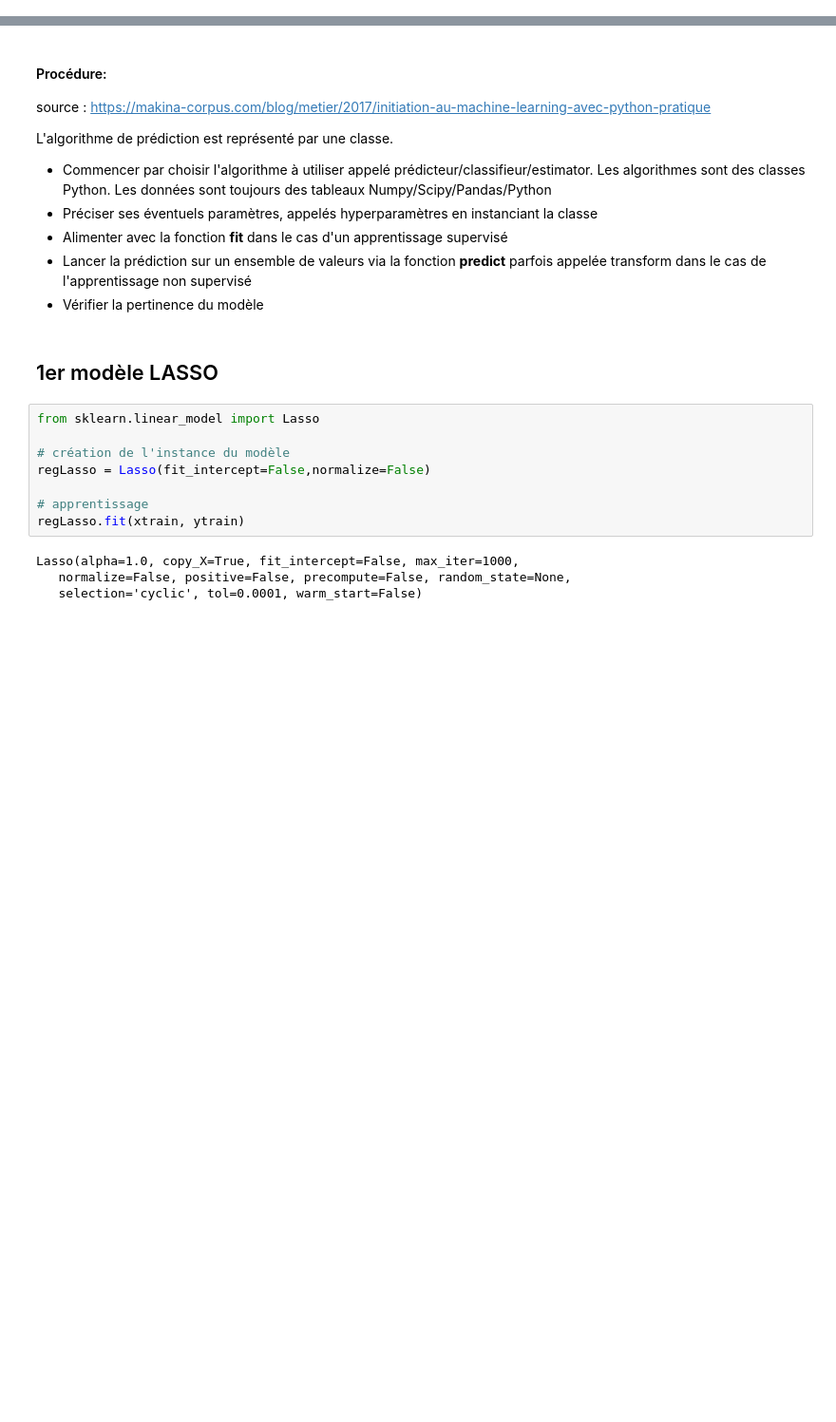
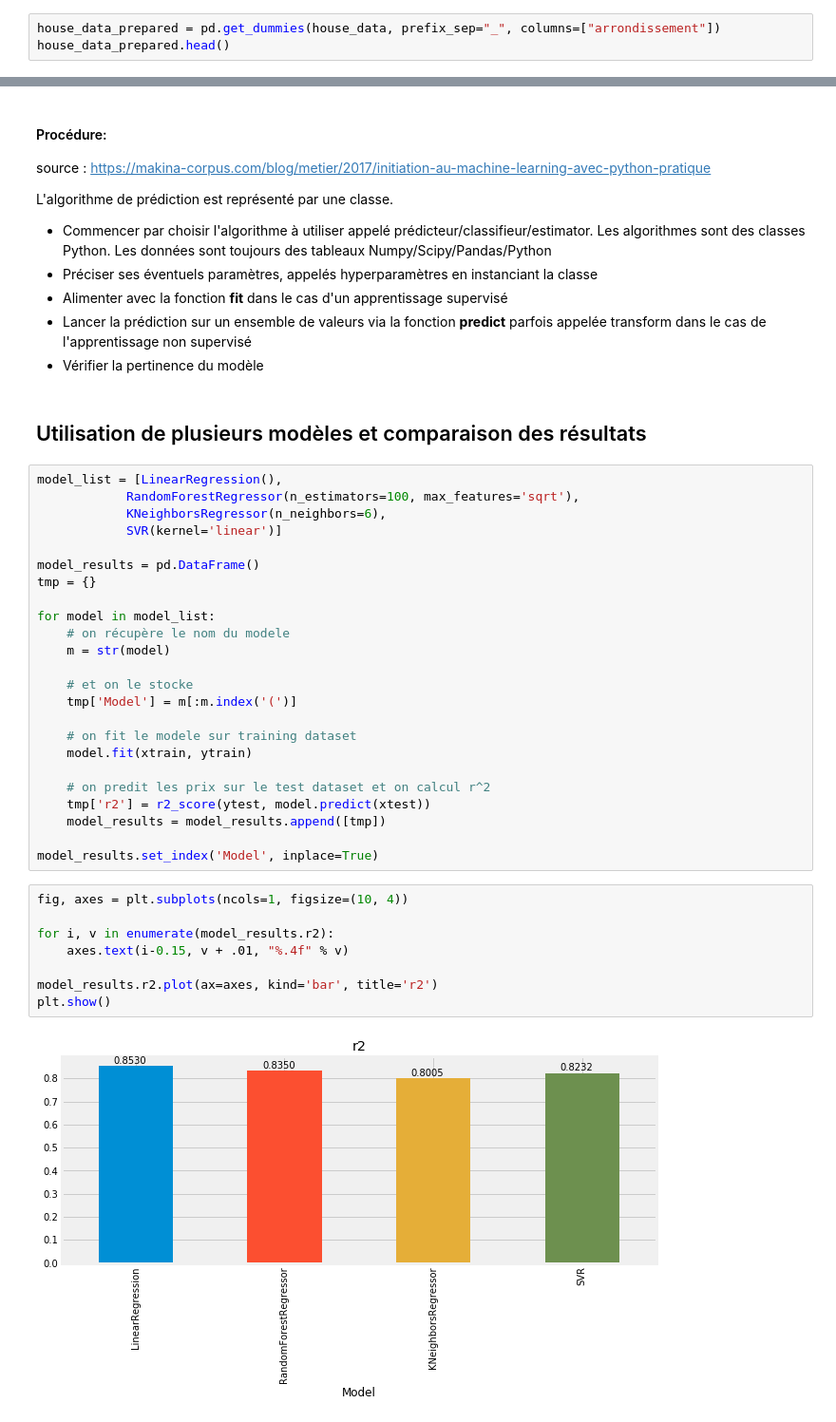
Before and after one commit to obrunet/OCR-projets, a Jupyter notebook: 2.5.prediction_loyer.ipynb, the cells around one changed output, grey strips where cells are left out. Shown at 95% size. Saved outputs shown, nothing was run; the diff lists cells and outputs as text; blank space fills up the shorter version.

```diff
--- a/2.5.prediction_loyer.ipynb
+++ b/2.5.prediction_loyer.ipynb
@@ -62,0 +136,3 @@ house_data = house_data[(house_data['price'] < 20000) & (house_data['surface'] <
+# %%
+house_data_prepared = pd.get_dummies(house_data, prefix_sep="_", columns=["arrondissement"])
+house_data_prepared.head()
@@ -84,17 +190,39 @@ L'algorithme de prédiction est représenté par une classe.
 * Alimenter avec la fonction __fit__ dans le cas d'un apprentissage supervisé
 * Lancer la prédiction sur un ensemble de valeurs via la fonction __predict__ parfois appelée transform dans le cas de l'apprentissage non supervisé
 * Vérifier la pertinence du modèle
-# %% [markdown]
-## 1er modèle LASSO
-# %%
-from sklearn.linear_model import Lasso
-
-# création de l'instance du modèle
-regLasso = Lasso(fit_intercept=False,normalize=False)
-
-# apprentissage
-regLasso.fit(xtrain, ytrain)
-# %% [output]
-Lasso(alpha=1.0, copy_X=True, fit_intercept=False, max_iter=1000,
-   normalize=False, positive=False, precompute=False, random_state=None,
-   selection='cyclic', tol=0.0001, warm_start=False)
+# %% [markdown]
+## Utilisation de plusieurs modèles et comparaison des résultats
+# %%
+model_list = [LinearRegression(),
+            RandomForestRegressor(n_estimators=100, max_features='sqrt'),
+            KNeighborsRegressor(n_neighbors=6),
+            SVR(kernel='linear')]
+
+model_results = pd.DataFrame()
+tmp = {}
+
+for model in model_list:
+    # on récupère le nom du modele
+    m = str(model)
+
+    # et on le stocke
+    tmp['Model'] = m[:m.index('(')]
+
+    # on fit le modele sur training dataset
+    model.fit(xtrain, ytrain)
+
+    # on predit les prix sur le test dataset et on calcul r^2
+    tmp['r2'] = r2_score(ytest, model.predict(xtest))
+    model_results = model_results.append([tmp])
+
+model_results.set_index('Model', inplace=True)
+# %%
+fig, axes = plt.subplots(ncols=1, figsize=(10, 4))
+
+for i, v in enumerate(model_results.r2):
+    axes.text(i-0.15, v + .01, "%.4f" % v)
+
+model_results.r2.plot(ax=axes, kind='bar', title='r2')
+plt.show()
+# %% [output]
+[figure, added]
```
Also changed, not shown: parts of 37 cells of this notebook.
